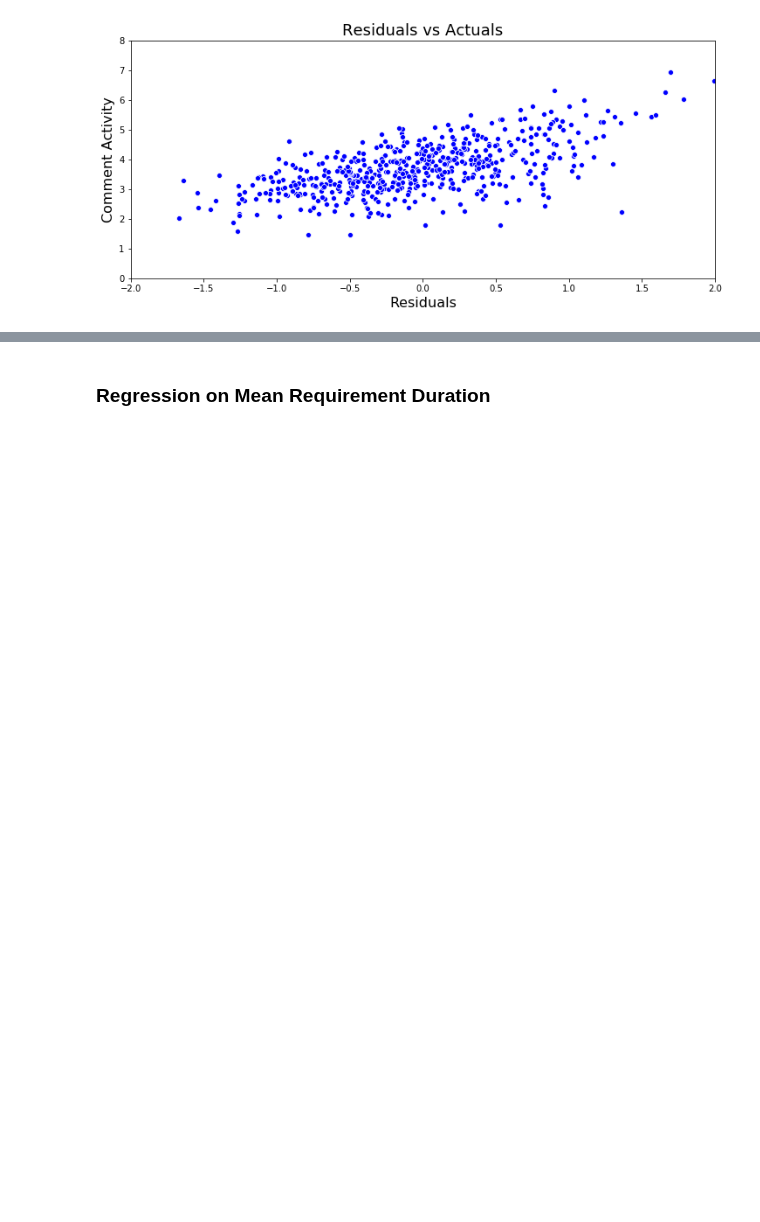
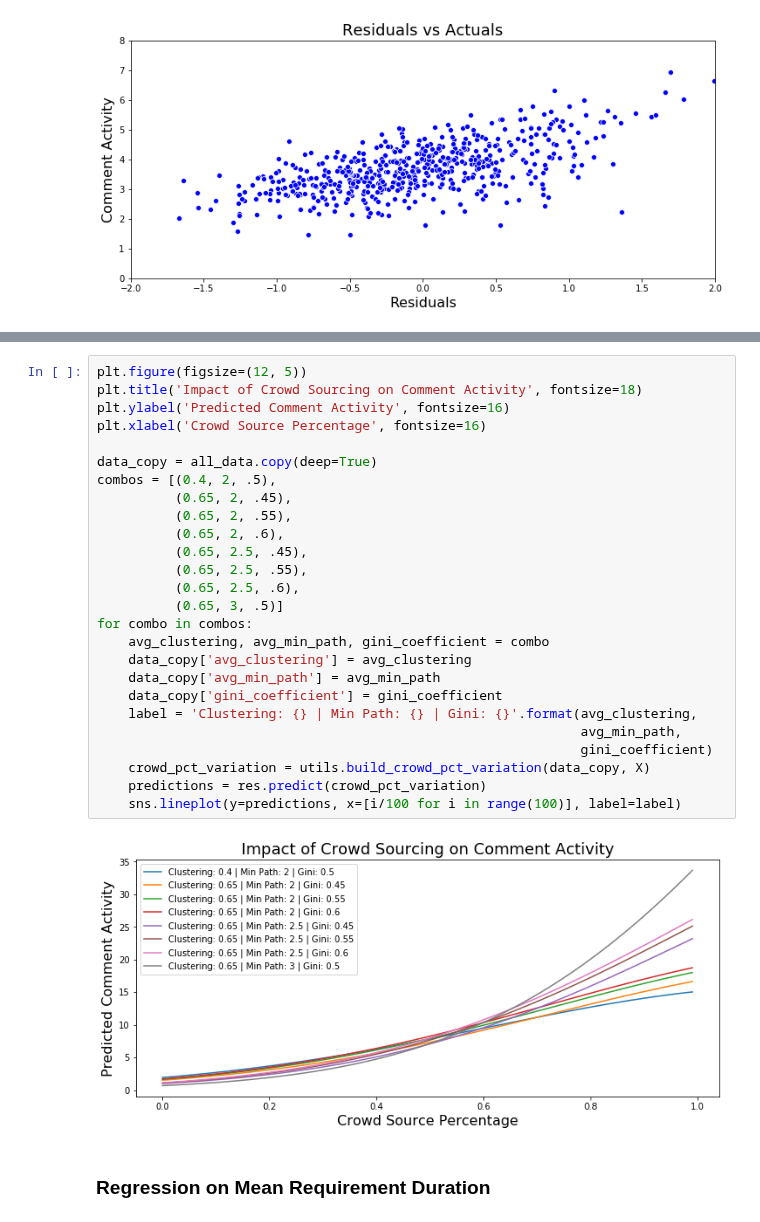
Before and after one commit to MthwRobinson/dissertation-research, a Jupyter notebook: research-notebooks/2-journal-article.ipynb, the cells around one changed output, grey strips where cells are left out. Saved outputs shown, nothing was run; the diff lists cells and outputs as text; blank space fills up the shorter version.

```diff
--- a/research-notebooks/2-journal-article.ipynb
+++ b/research-notebooks/2-journal-article.ipynb
@@ -256,3 +206,31 @@ plt.xlim([0, 1.5])
+# %%
+plt.figure(figsize=(12, 5))
+plt.title('Impact of Crowd Sourcing on Comment Activity', fontsize=18)
+plt.ylabel('Predicted Comment Activity', fontsize=16)
+plt.xlabel('Crowd Source Percentage', fontsize=16)
+
+data_copy = all_data.copy(deep=True)
+combos = [(0.4, 2, .5),
+          (0.65, 2, .45),
+          (0.65, 2, .55),
+          (0.65, 2, .6),
+          (0.65, 2.5, .45),
+          (0.65, 2.5, .55),
+          (0.65, 2.5, .6),
+          (0.65, 3, .5)]
+for combo in combos:
+    avg_clustering, avg_min_path, gini_coefficient = combo
+    data_copy['avg_clustering'] = avg_clustering
+    data_copy['avg_min_path'] = avg_min_path
+    data_copy['gini_coefficient'] = gini_coefficient
+    label = 'Clustering: {} | Min Path: {} | Gini: {}'.format(avg_clustering,
+                                                              avg_min_path,
+                                                              gini_coefficient)
+    crowd_pct_variation = utils.build_crowd_pct_variation(data_copy, X)
+    predictions = res.predict(crowd_pct_variation)
+    sns.lineplot(y=predictions, x=[i/100 for i in range(100)], label=label)
+# %% [output]
+[figure, added]
 # %% [markdown]
 ### Regression on Mean Requirement Duration
 # %%
```
Also changed, not shown: parts of 37 cells of this notebook, 1 other file.
